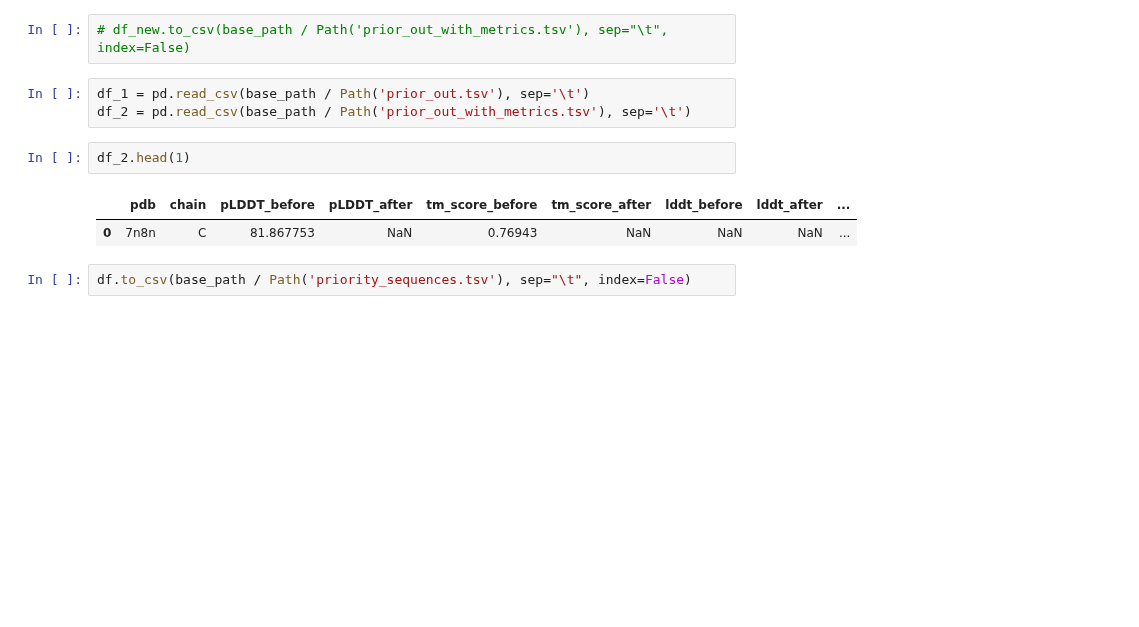
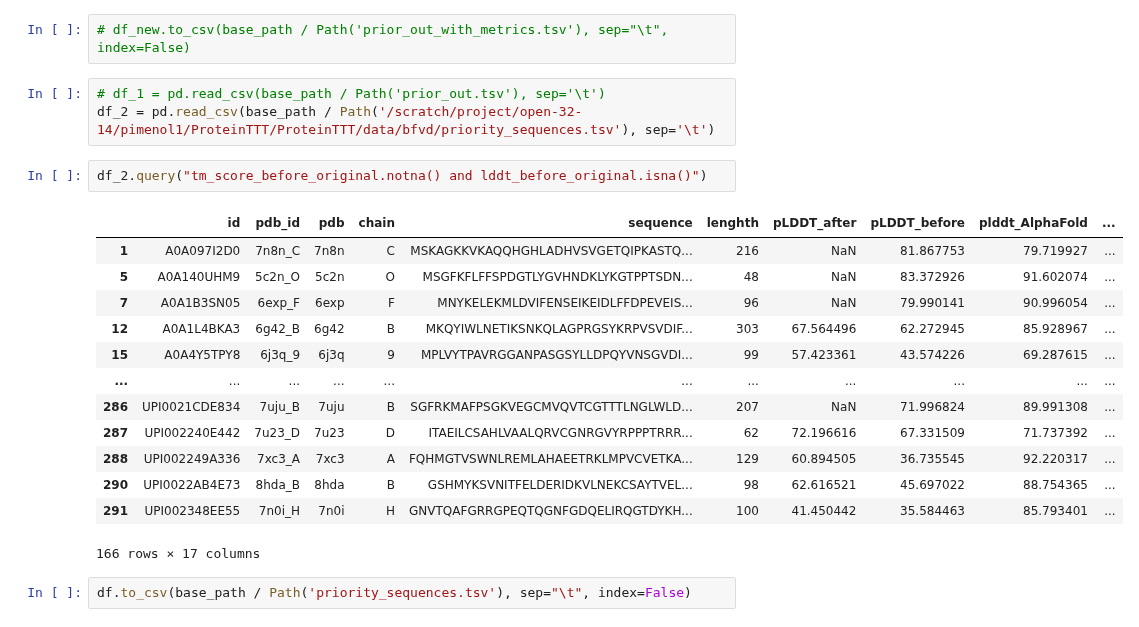
Before and after one commit to pimenol/ProteinTTT, a Jupyter notebook: notebooks/Bfvd_merge.ipynb, the cells around one changed output. Drawn from its saved outputs; the diff is of its cells as text; blank space fills up the shorter version.

```diff
--- a/notebooks/Bfvd_merge.ipynb
+++ b/notebooks/Bfvd_merge.ipynb
@@ -423,13 +536,24 @@ KeyboardInterrupt:
 # %%
 # df_new.to_csv(base_path / Path('prior_out_with_metrics.tsv'), sep="\t", index=False)
 # %%
-df_1 = pd.read_csv(base_path / Path('prior_out.tsv'), sep='\t')
-df_2 = pd.read_csv(base_path / Path('prior_out_with_metrics.tsv'), sep='\t')
+# df_1 = pd.read_csv(base_path / Path('prior_out.tsv'), sep='\t')
+df_2 = pd.read_csv(base_path / Path('/scratch/project/open-32-14/pimenol1/ProteinTTT/ProteinTTT/data/bfvd/priority_sequences.tsv'), sep='\t')
 # %%
-df_2.head(1)
+df_2.query("tm_score_before_original.notna() and lddt_before_original.isna()")
 # %% [output]
-|  | pdb | chain | pLDDT_before | pLDDT_after | tm_score_before | tm_score_after | lddt_before | lddt_after | ... |
-| 0 | 7n8n | C | 81.867753 | NaN | 0.76943 | NaN | NaN | NaN | ... |
+|  | id | pdb_id | pdb | chain | sequence | lenghth | pLDDT_after | pLDDT_before | plddt_AlphaFold | ... |
+| 1 | A0A097I2D0 | 7n8n_C | 7n8n | C | MSKAGKKVKAQQHGHLADHVSVGETQIPKASTQ... | 216 | NaN | 81.867753 | 79.719927 | ... |
+| 5 | A0A140UHM9 | 5c2n_O | 5c2n | O | MSGFKFLFFSPDGTLYGVHNDKLYKGTPPTSDN... | 48 | NaN | 83.372926 | 91.602074 | ... |
+| 7 | A0A1B3SN05 | 6exp_F | 6exp | F | MNYKELEKMLDVIFENSEIKEIDLFFDPEVEIS... | 96 | NaN | 79.990141 | 90.996054 | ... |
+| 12 | A0A1L4BKA3 | 6g42_B | 6g42 | B | MKQYIWLNETIKSNKQLAGPRGSYKRPVSVDIF... | 303 | 67.564496 | 62.272945 | 85.928967 | ... |
+| 15 | A0A4Y5TPY8 | 6j3q_9 | 6j3q | 9 | MPLVYTPAVRGGANPASGSYLLDPQYVNSGVDI... | 99 | 57.423361 | 43.574226 | 69.287615 | ... |
+| ... | ... | ... | ... | ... | ... | ... | ... | ... | ... | ... |
+| 286 | UPI0021CDE834 | 7uju_B | 7uju | B | SGFRKMAFPSGKVEGCMVQVTCGTTTLNGLWLD... | 207 | NaN | 71.996824 | 89.991308 | ... |
+| 287 | UPI002240E442 | 7u23_D | 7u23 | D | ITAEILCSAHLVAALQRVCGNRGVYRPPPTRRR... | 62 | 72.196616 | 67.331509 | 71.737392 | ... |
+| 288 | UPI002249A336 | 7xc3_A | 7xc3 | A | FQHMGTVSWNLREMLAHAEETRKLMPVCVETKA... | 129 | 60.894505 | 36.735545 | 92.220317 | ... |
+| 290 | UPI0022AB4E73 | 8hda_B | 8hda | B | GSHMYKSVNITFELDERIDKVLNEKCSAYTVEL... | 98 | 62.616521 | 45.697022 | 88.754365 | ... |
+| 291 | UPI002348EE55 | 7n0i_H | 7n0i | H | GNVTQAFGRRGPEQTQGNFGDQELIRQGTDYKH... | 100 | 41.450442 | 35.584463 | 85.793401 | ... |
+166 rows × 17 columns
 # %%
 df.to_csv(base_path / Path('priority_sequences.tsv'), sep="\t", index=False)
 # %%
```
Also changed, not shown: parts of 20 cells of this notebook.
